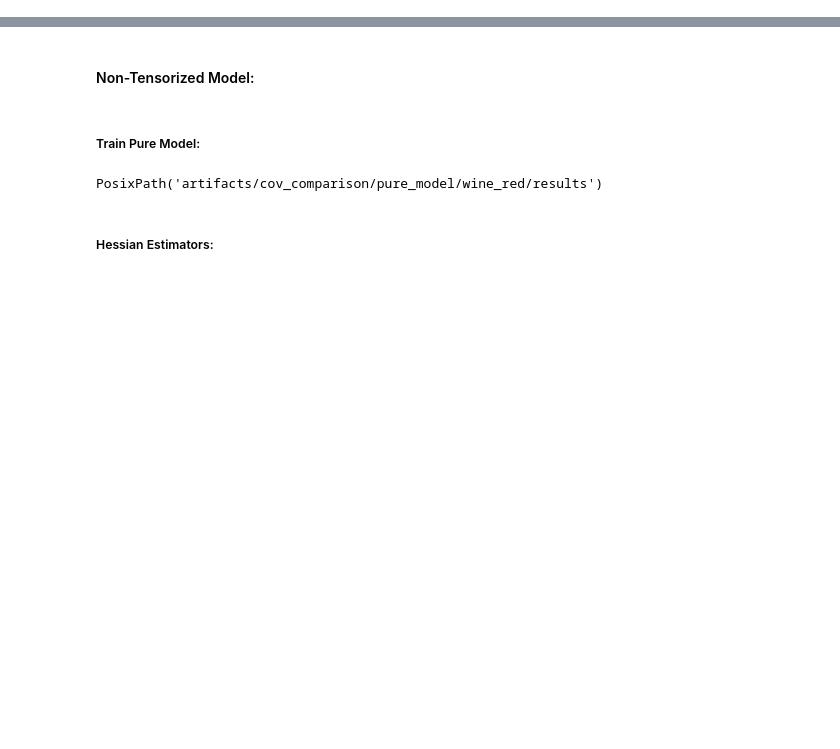
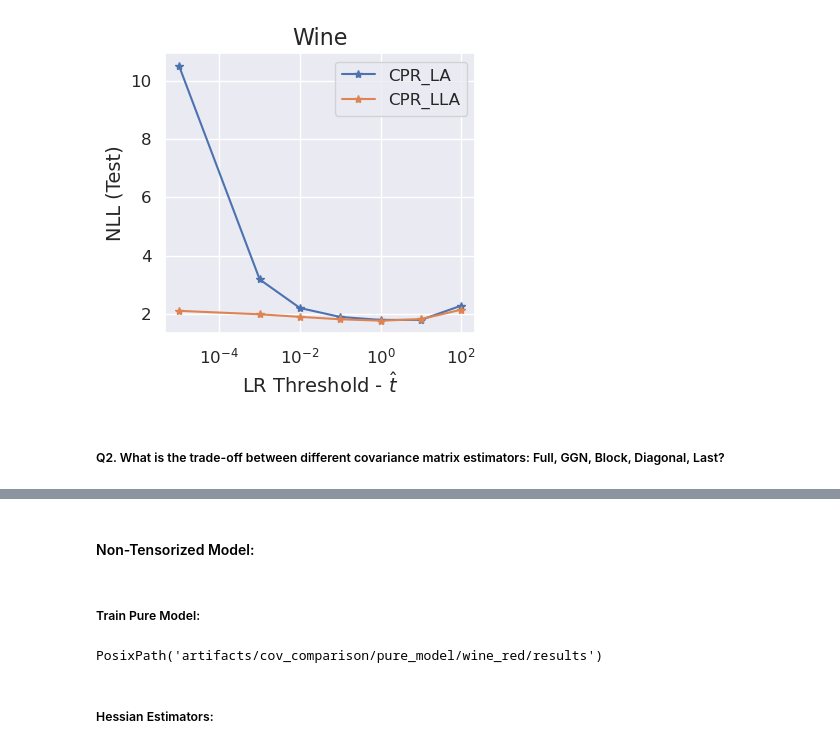
Before and after one commit to AlbMLpy/laplace-tnkm, a Jupyter notebook: real_data.ipynb, the cells around one changed output, grey strips where cells are left out. Drawn from its saved outputs; the diff is of its cells as text; code cells hidden in the pictures; blank space fills up the shorter version.

```diff
--- a/real_data.ipynb
+++ b/real_data.ipynb
@@ -577,0 +256,34 @@ norm_frob(L.dot(L.T) - w_hess)
+# %%
+DATA_NAME = 'wine_red' # yacht, energy, concrete, wine_red
+hess_type = 'full'
+SAVE_DIR = Path(f'./artifacts/cov_comparison/Q1_LLAvsLA/{DATA_NAME}/results/')
+create_dir_if_not_exists(SAVE_DIR)
+
+x_name, y_name = 'low_rank_th', 'nll_test'
+y_list, leg_list = [], []
+model_name_list = ['cpr_la', 'cpr_lla']
+for model_name in model_name_list:
+    res_dir = Path(f'./artifacts/cov_comparison/{model_name}/{DATA_NAME}/training_artifacts/')
+    res_df = pd.read_csv(res_dir / 'nll_info.csv', index_col=0)
+    tdf = query_df(res_df, dict(hess_type=hess_type)).sort_values(by=x_name)
+    y_list.append(tdf[y_name])
+    leg_list.append(model_name.upper())
+    x_range = tdf[x_name]
+
+
+title = f'{DATA_NAME.split('_')[0].capitalize()}'
+plot_y_list(
+    y_list, x_range, leg_list,
+    xlabel=r'LR Threshold - $\hat{t}$',
+    ylabel='NLL (Test)',
+    x_scale='log',
+    y_scale='linear',
+    figsize=(4, 4),
+    text=None,
+    title=title,#f'Does Linearization Help? ({DATA_NAME.capitalize()} Data)',
+    save_path=SAVE_DIR / f'{DATA_NAME}_linearization.png'
+)
+# %% [output]
+[figure, added]
+# %% [markdown]
+##### Q2. What is the trade-off between different covariance matrix estimators: Full, GGN, Block, Diagonal, Last?
```
Also changed, not shown: parts of 46 cells of this notebook.
